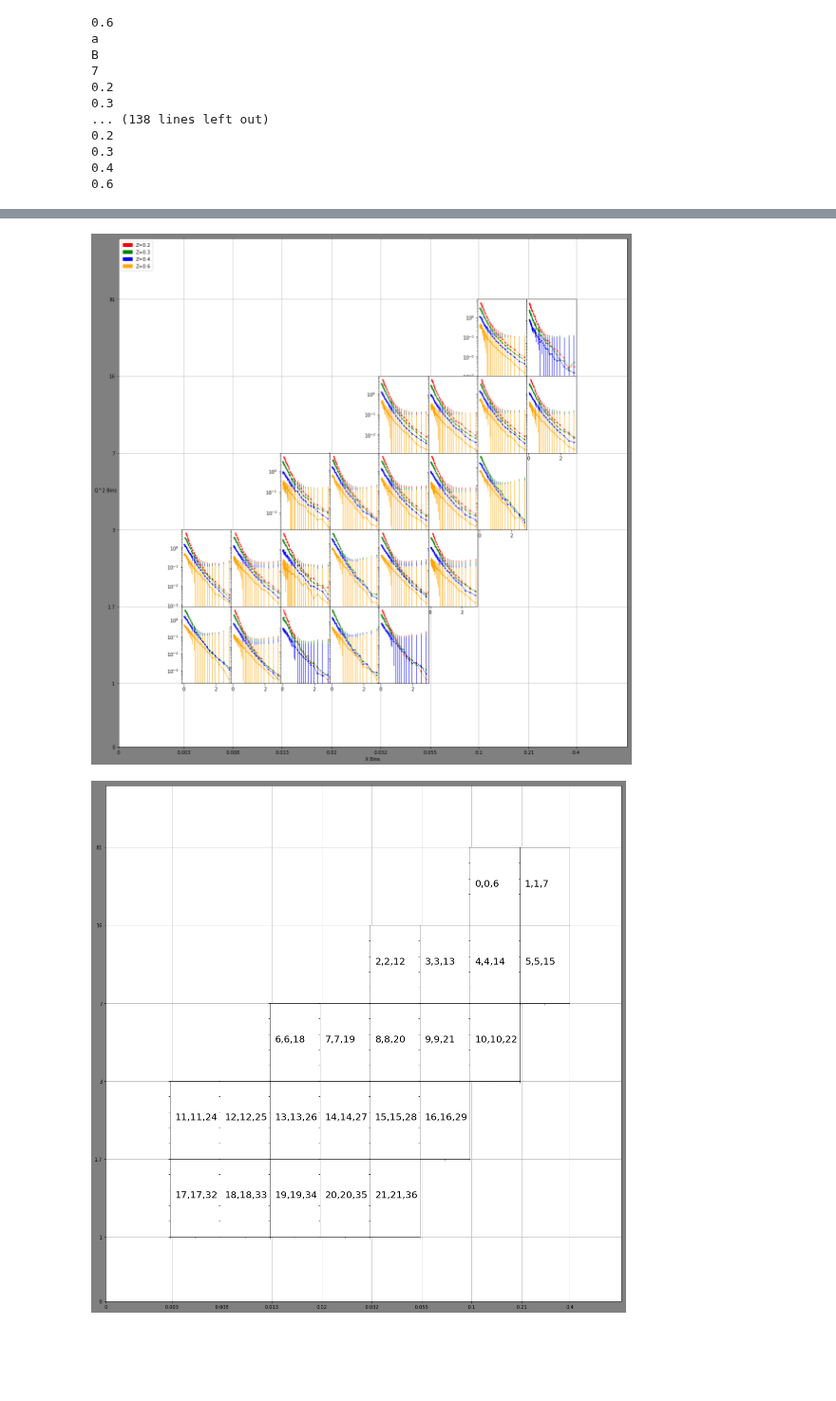
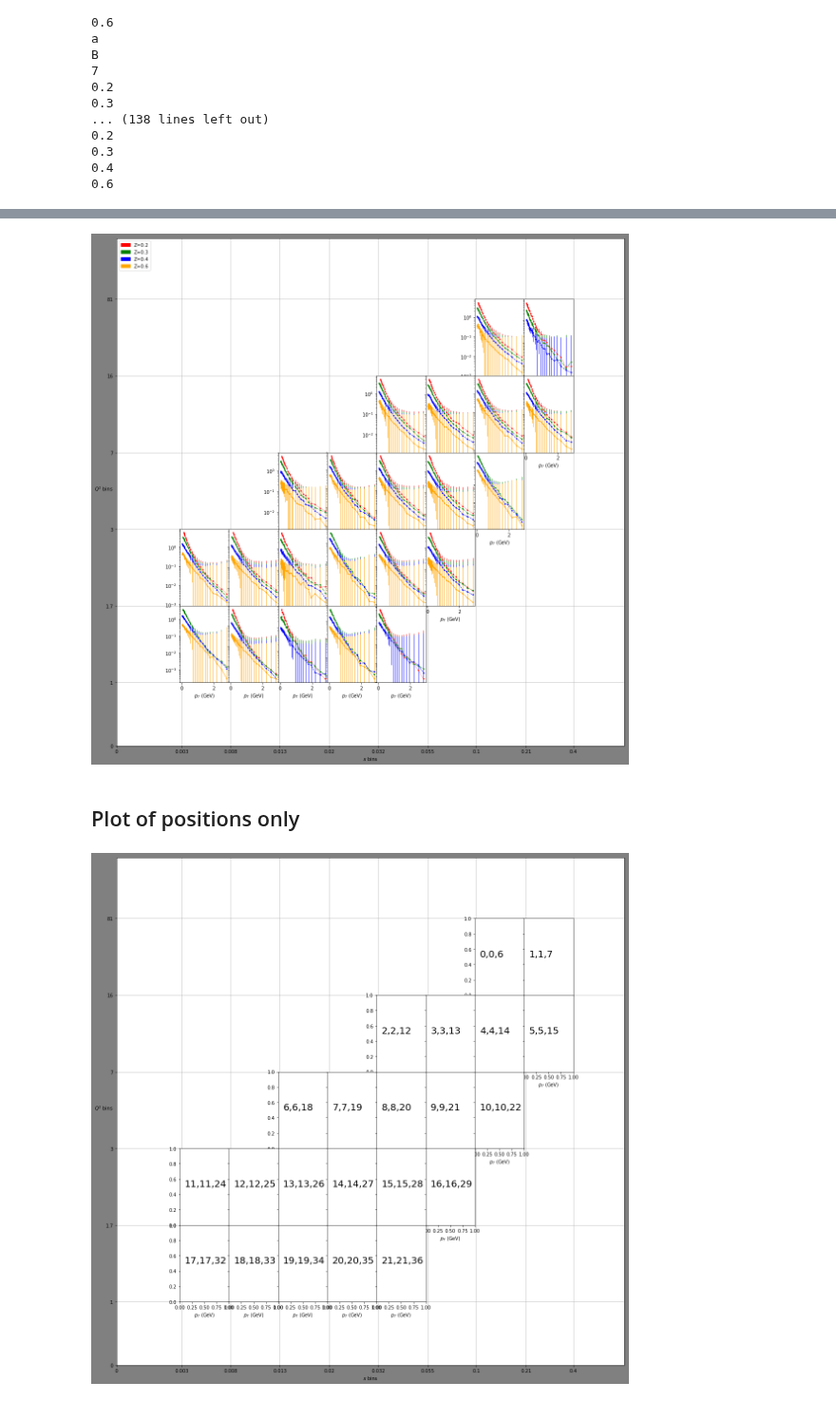
Before and after one commit to prokudin/PSU-PHYS296, a Jupyter notebook: Python/notebooks/COMPSSplot_trouble.ipynb, the cells around one changed output, grey strips where cells are left out. Shown at 95% size. Cells and saved outputs as stored; diff of their text form; code cells hidden in the pictures; blank space fills up the shorter version.

```diff
--- a/Python/notebooks/COMPSSplot_trouble.ipynb
+++ b/Python/notebooks/COMPSSplot_trouble.ipynb
@@ -133,8 +135,9 @@ ax.set_xticklabels([0]+xBin)
 
 # Set title and axis labels
 #ax.title("COMPASS Data")
-ax.set_ylabel("Q^2 Bins",rotation="horizontal")
-ax.set_xlabel("X Bins")
+ax.set_ylabel(r"$Q^2$ bins",rotation="horizontal")
+ax.set_xlabel(r"$x$ bins")
+
 
 # Set legend
 Zpatch1 = mpatches.Patch(color=Zcolor[0], label='Z=0.2')
@@ -157,33 +160,42 @@ for group,grid in zip(range(len(groups)),gridmap):
             ax.set_yticklabels('')
         if grid not in shairXax:
             ax.set_xticklabels('')
+        ax.set_xlabel(r"$p_T$ (GeV)")
         k+=1 #add one to counter
 # %% [output]
-[figure, old version]
+[figure, new version]
+# %% [markdown]
+## Plot of positions only
 # %%
-# plot of posstions only
-fig=plt.figure(figsize=(15, 15),facecolor="gray") # figsize=wxh in inches
+fig=plt.figure(figsize=(15, 15),facecolor="gray") # figsize; wxh in inches
 
-globalGrid=gridspec.GridSpec(1, 1, wspace=0.0, hspace=0.0) #the axis to put subplot grid in
-innerGrid=gridspec.GridSpecFromSubplotSpec(5, 8, subplot_spec=globalGrid[0], wspace=0.0, hspace=0.0) #subplot grid
+globalGrid=gridspec.GridSpec(1, 1, wspace=0.0, hspace=0.0) # Figure for subplot matrix as 1x1 matrix:
+innerGrid=gridspec.GridSpecFromSubplotSpec(5, 8, subplot_spec=globalGrid[0], wspace=0.0, hspace=0.0) # subplot grid
 
-# Set custom ticks
-ax=fig.add_axes([0,0,1,1])
-ax.yaxis.set_ticks([ 0.,0.1245,0.2755,0.427,0.57752,0.729,0.8805])
-ax.xaxis.set_ticks([0,0.1285,0.2255,0.322,0.419,0.516,0.613,0.709,0.71+0.097,0.9])
+
+# Figure properties 'self's: Could be dictionary?
+ax=fig.add_axes([0,0,1,1]) # axas for subplot matrix as percent of hole
+ax.xaxis.set_ticks([0,0.1285,0.2255,0.322,0.419,0.516,0.613,0.709,0.71+0.097,0.9]) # xy-ticks marks / grid lines:
+ax.yaxis.set_ticks([ 0.,0.1245,0.2755,0.427,0.57752,0.729,0.8805]) # guess and check method: ginput() not working for 2.7 -_-
+ax.set_xticklabels([0]+xBin) # xy-tick lables
 ax.set_yticklabels([0]+Q2Bin)
-ax.set_xticklabels([0]+xBin)
-ax.grid()
+ax.set_xlabel(r"$x$ bins") # xy-lables
+ax.set_ylabel(r"$Q^2$ bins",rotation="horizontal")
+ax.grid() # grid on
 
-k=0
-for group,grid in zip(range(len(groups)),gridmap):
-    ax = fig.add_subplot(innerGrid[grid])
-    ax.text(0.1, 0.5, '%s,%s,%s' %(k,group,grid), fontsize=20)
-    ax.set_yticklabels('')
-    ax.set_xticklabels('')
-    k+=1
+k=0 # count
+for group,grid in zip(range(len(groups)),gridmap): # zip >= 2 list as one iterable list
+    ax = fig.add_subplot(innerGrid[grid]) # subplot(5,8,grid in gridmap): Note! gridmap may be ploting wrong bins in sub-space
+    ax.xaxis.set_major_locator(plt.MaxNLocator(4)) # limit number of tics in x subplot ax to 4
+    ax.text(0.1, 0.5, '%s,%s,%s' %(k,group,grid), fontsize=20) # plt.test(x/100,y/100,str('k','group','grid'))
+    if grid not in shairXax: # if grid in gridmap not in list of shairXYax than xy-ticklables not shown
+        ax.set_xticklabels('')
+    if grid not in shairYax:
+        ax.set_yticklabels('')
+    ax.set_xlabel(r"$p_T$ (GeV)") # xlab for subplot space
+    k+=1 # add
 # %% [output]
-[figure, old version]
+[figure, new version]
 # %%
 ## dictionary of subplot
 # purpous: to ensure the correct data is ploted in the correct subplot space
```
Also changed, not shown: parts of 6 cells of this notebook.
